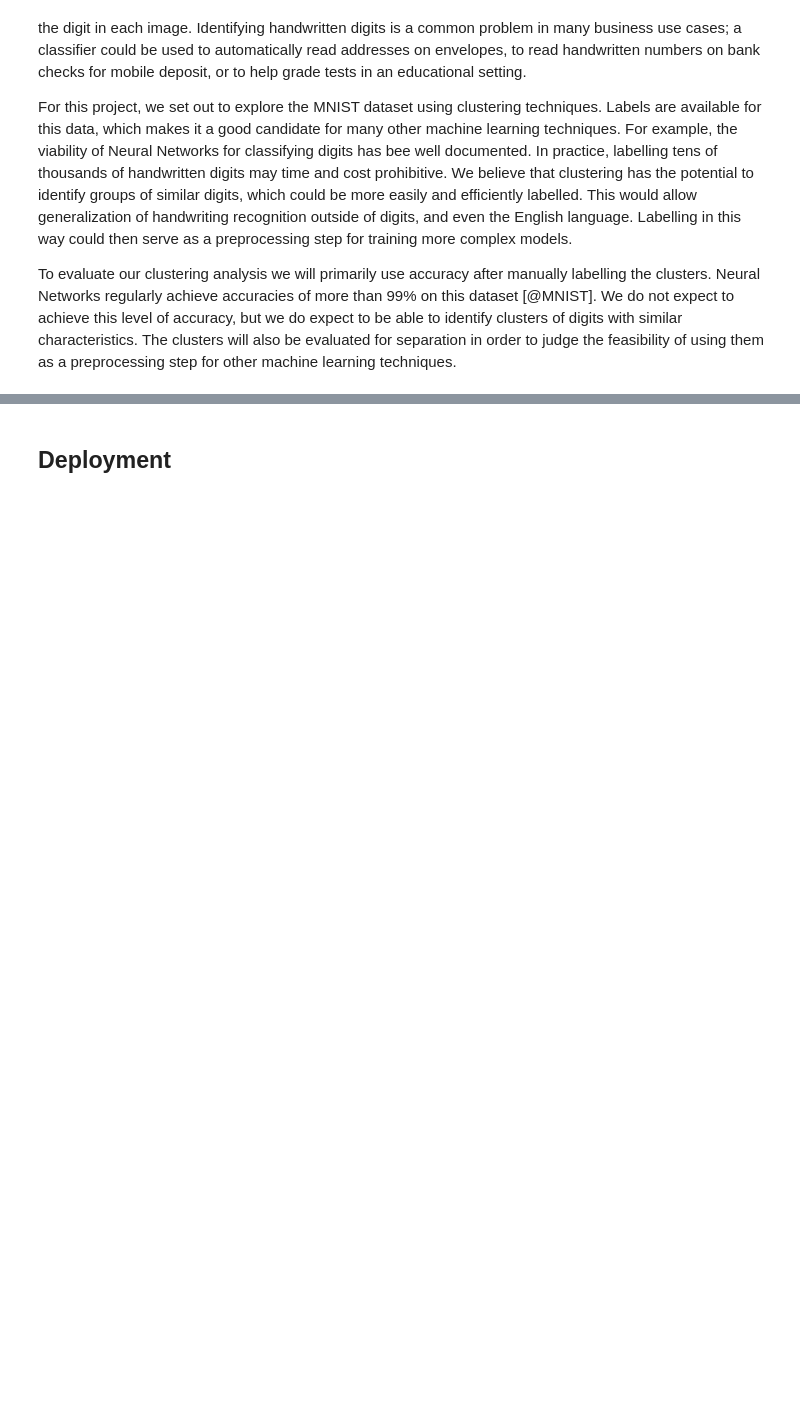
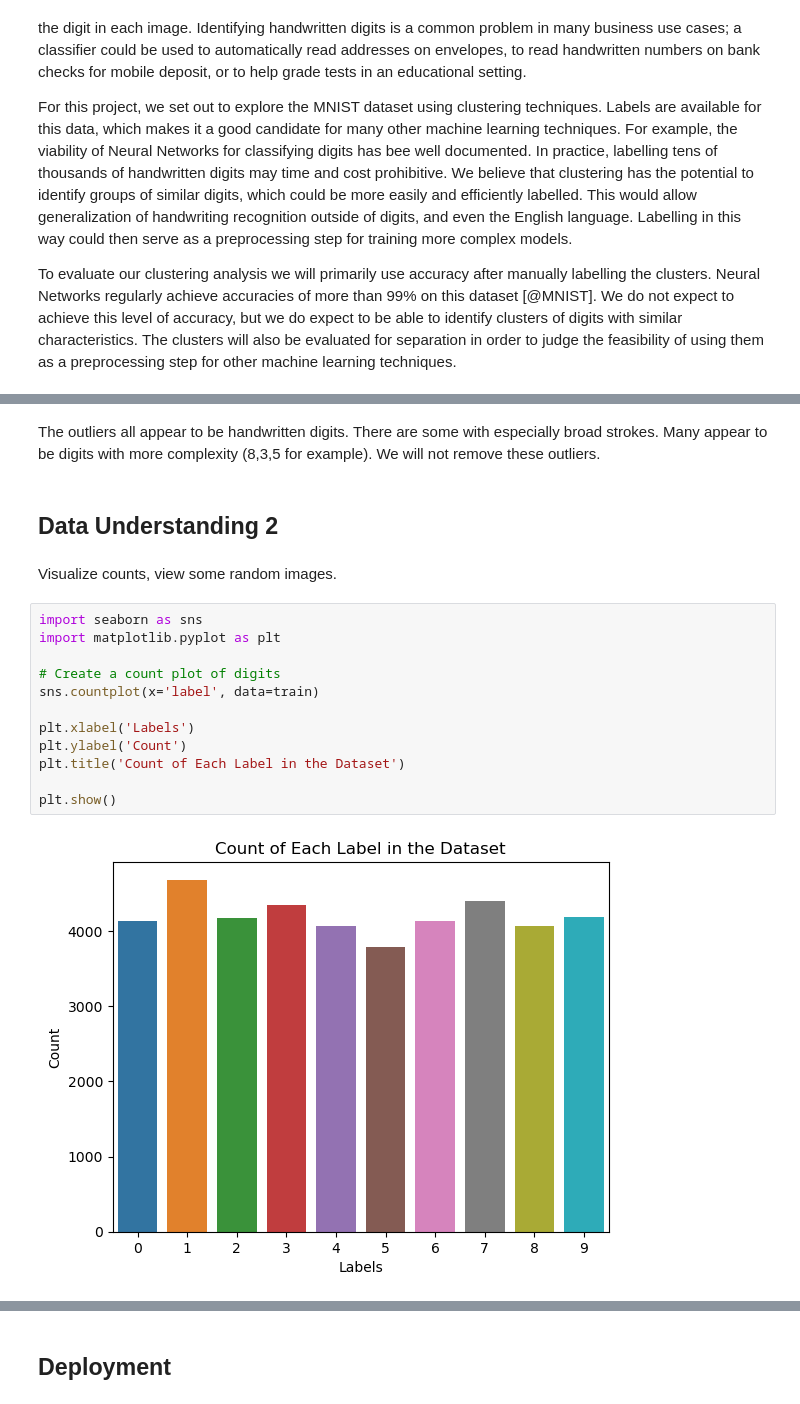
Before and after one commit to NickSager/DS7331_Projects, a Jupyter notebook: Lab03.ipynb, the cells around one changed output, grey strips where cells are left out. Cells and saved outputs as stored; diff of their text form; blank space fills up the shorter version.

```diff
--- a/Lab03.ipynb
+++ b/Lab03.ipynb
@@ -329,0 +193,20 @@ Exploring loan and credit status, we can see that almost none of the clients hav
+# %% [markdown]
+The outliers all appear to be handwritten digits. There are some with especially broad strokes. Many appear to be digits with more complexity (8,3,5 for example). We will not remove these outliers.
+# %% [markdown]
+## Data Understanding 2
+# %% [markdown]
+Visualize counts, view some random images.
+# %%
+import seaborn as sns
+import matplotlib.pyplot as plt
+
+# Create a count plot of digits
+sns.countplot(x='label', data=train)
+
+plt.xlabel('Labels')
+plt.ylabel('Count')
+plt.title('Count of Each Label in the Dataset')
+
+plt.show()
+# %% [output]
+[figure, added]
```
Also changed, not shown: parts of 53 cells of this notebook.
